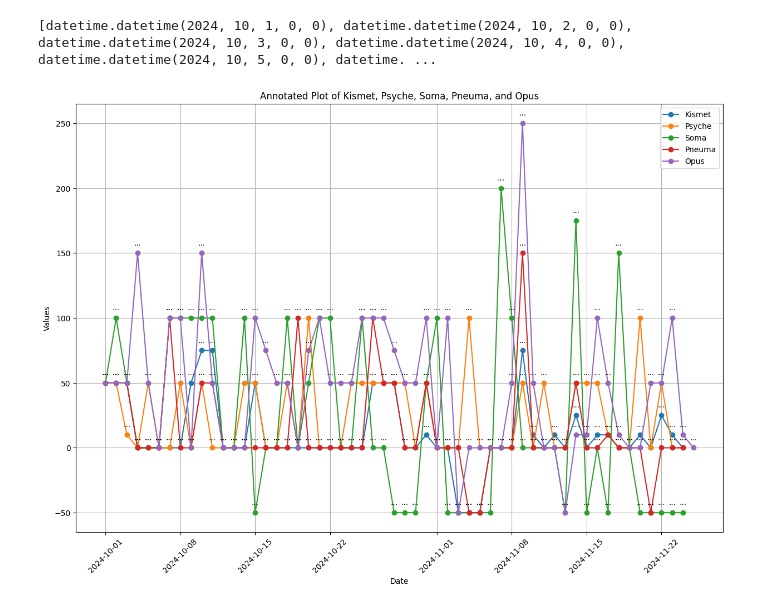
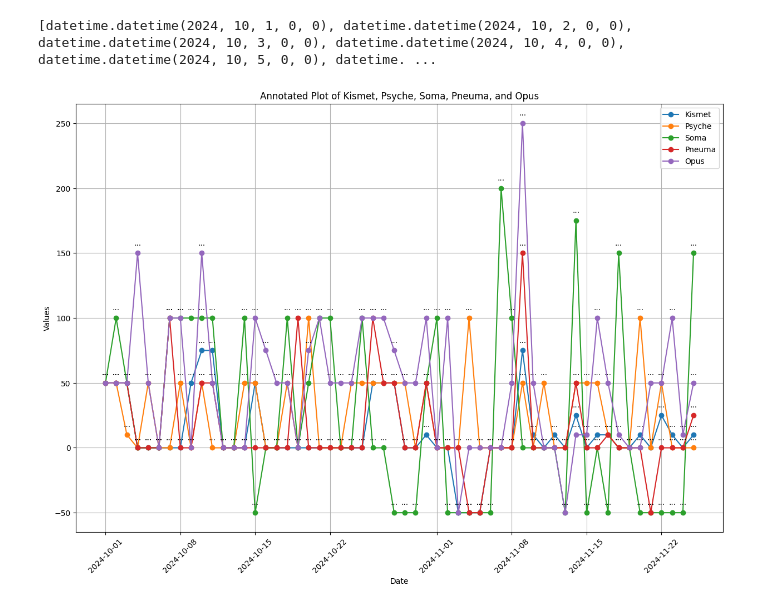
Before and after one commit to ursa-mikail/python_activity_monitoring, a Jupyter notebook: 100_Day_Game_Monitoring.ipynb, the cells around one changed output. Saved outputs shown, nothing was run; the diff lists cells and outputs as text; code cells hidden in the pictures.

```diff
--- a/100_Day_Game_Monitoring.ipynb
+++ b/100_Day_Game_Monitoring.ipynb
@@ -9,19 +9,19 @@ dates_start = datetime(2024, 10, 1)
 dates = [dates_start + timedelta(days=i) for i in range(60)]  # Adjust to the actual number of days in your data
 
 Kismet = [50, 50, 50, 0, 0, 0, 0, 0, 50, 75, 75, 0, 0, 0, 50, 0, 0, 0, 0, 0, 0, 0, 0, 0, 0, 50, 50, 50, 0, 0, 10, 0, 0, -50, -50, -50, 0, 0, 0, 75, 10, 0, 10, 0, 25, 0, 10, 10, 0, 0,
-10, 0, 25, 10, 0, np.nan, np.nan, np.nan, np.nan, np.nan]
+10, 0, 25, 10, 0, 10, np.nan, np.nan, np.nan, np.nan] # np.nan for yet to be defined
 
 Psyche = [50, 50, 10, 0, 50, 0, 0, 50, 0, 50, 0, 0, 0, 50, 50, 0, 0, 50, 0, 100, 0, 0, 0, 50, 50, 50, 50, 50, 50, 0, 50, 0, 0, 0, 100, 0, 0, 0, 0, 50, 0, 50, 0, 0, 50, 50, 50, 10, 0, 0,
-100, 0, 50, 0, 0, np.nan, np.nan, np.nan, np.nan, np.nan]
+100, 0, 50, 0, 0, 0, np.nan, np.nan, np.nan, np.nan]
 
 Soma = [50, 100, 50, 0, 0, 0, 100, 100, 100, 100, 100, 0, 0, 100, -50, 0, 0, 100, 0, 50, 100, 100, 0, 0, 100, 0, 0, -50, -50, -50, 50, 100, -50, -50, -50, -50, -50, 200, 100, 0, 0, 0, 0, -50, 175, -50, 0, -50, 150, 0,
--50, -50, -50, -50, -50, np.nan, np.nan, np.nan, np.nan, np.nan]
+-50, -50, -50, -50, -50, 150, np.nan, np.nan, np.nan, np.nan]
 
 Pneuma = [50, 50, 50, 0, 0, 0, 100, 0, 0, 50, 50, 0, 0, 0, 0, 0, 0, 0, 100, 0, 0, 0, 0, 0, 0, 100, 50, 50, 0, 0, 50, 0, 0, 0, -50, -50, 0, 0, 0, 150, 0, 0, 0, 0, 50, 0, 0, 10, 0, 0,
-0, -50, 0, 0, 0, np.nan, np.nan, np.nan, np.nan, np.nan]
+0, -50, 0, 0, 0, 25, np.nan, np.nan, np.nan, np.nan]
 
 Opus = [50, 50, 50, 150, 50, 0, 100, 100, 0, 150, 50, 0, 0, 0, 100, 75, 50, 50, 0, 75, 100, 50, 50, 50, 100, 100, 100, 75, 50, 50, 100, 0, 100, -50, 0, 0, 0, 0, 50, 250, 50, 0, 0, -50, 10, 10,
-        100, 50, 10, 0, 0, 50, 50, 100, 10, 0, np.nan, np.nan, np.nan, np.nan]
+        100, 50, 10, 0, 0, 50, 50, 100, 10, 50, np.nan, np.nan, np.nan, np.nan]
 
 notes = ['...', '...', '...', '...', '...', '...', '...', '...', '...', '...', '...', '...', '...', '...', '...', '...', '...', '...', '...', '...', '...', '...', '...', '...', '...', '...', '...', '...', '...', '...', '...', '...', '...', '...', '...', '...', '...', '...', '...', '...', '...', '...', '...', '...', '...', '...', '...', '...', '...', '...', '...', '...', '...', '...', '...', '...', '...', '...', '...', '...']
 """
@@ -32,9 +32,9 @@ print(len(Soma))
 print(len(Pneuma))
 print(len(Opus))
 print(len(notes))
-"""
 
 print(dates)
+"""
 
 DATA_GENERATION_RANDOM = False
 
@@ -72,34 +72,34 @@ ax.plot(data['Date'], data['Kismet'], label='Kismet', marker='o')
 ax.plot(data['Date'], data['Psyche'], label='Psyche', marker='o')
 ax.plot(data['Date'], data['Soma'], label='Soma', marker='o')
 ax.plot(data['Date'], data['Pneuma'], label='Pneuma', marker='o')
 ax.plot(data['Date'], data['Opus'], label='Opus', marker='o')
 
 # Annotate with notes
 for i, row in data.iterrows():
     if not np.isnan(row['Kismet']):
         ax.annotate(row['Notes'], (row['Date'], row['Kismet']), textcoords="offset points", xytext=(0, 10), ha='center')
     if not np.isnan(row['Psyche']):
         ax.annotate(row['Notes'], (row['Date'], row['Psyche']), textcoords="offset points", xytext=(0, 10), ha='center')
     if not np.isnan(row['Soma']):
         ax.annotate(row['Notes'], (row['Date'], row['Soma']), textcoords="offset points", xytext=(0, 10), ha='center')
     if not np.isnan(row['Pneuma']):
         ax.annotate(row['Notes'], (row['Date'], row['Pneuma']), textcoords="offset points", xytext=(0, 10), ha='center')
     if not np.isnan(row['Opus']):
         ax.annotate(row['Notes'], (row['Date'], row['Opus']), textcoords="offset points", xytext=(0, 10), ha='center')
 
 # Formatting the plot
 ax.xaxis.set_major_formatter(plt.matplotlib.dates.DateFormatter('%Y-%m-%d'))
 plt.xticks(rotation=45)
 ax.legend()
 plt.xlabel('Date')
 plt.ylabel('Values')
 plt.title('Annotated Plot of Kismet, Psyche, Soma, Pneuma, and Opus')
 plt.grid(True)
 
 plt.show()
 # %% [output]
 [datetime.datetime(2024, 10, 1, 0, 0), datetime.datetime(2024, 10, 2, 0, 0), datetime.datetime(2024, 10, 3, 0, 0), datetime.datetime(2024, 10, 4, 0, 0), datetime.datetime(2024, 10, 5, 0, 0), datetime. ...
-[figure, old version]
+[figure, new version]
 # %%
 import matplotlib.pyplot as plt
 import numpy as np
```
Also changed, not shown: parts of 1 cell of this notebook.
